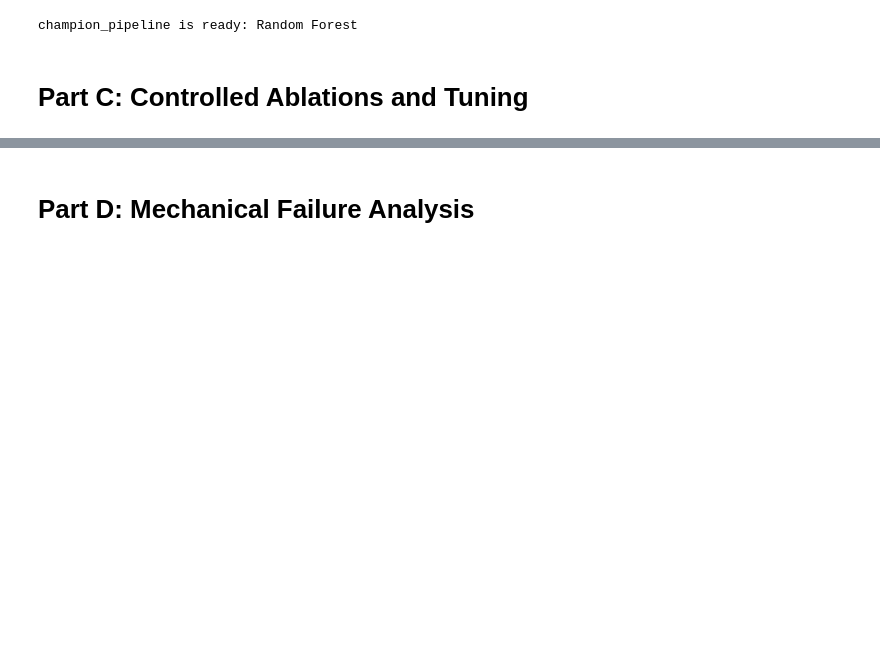
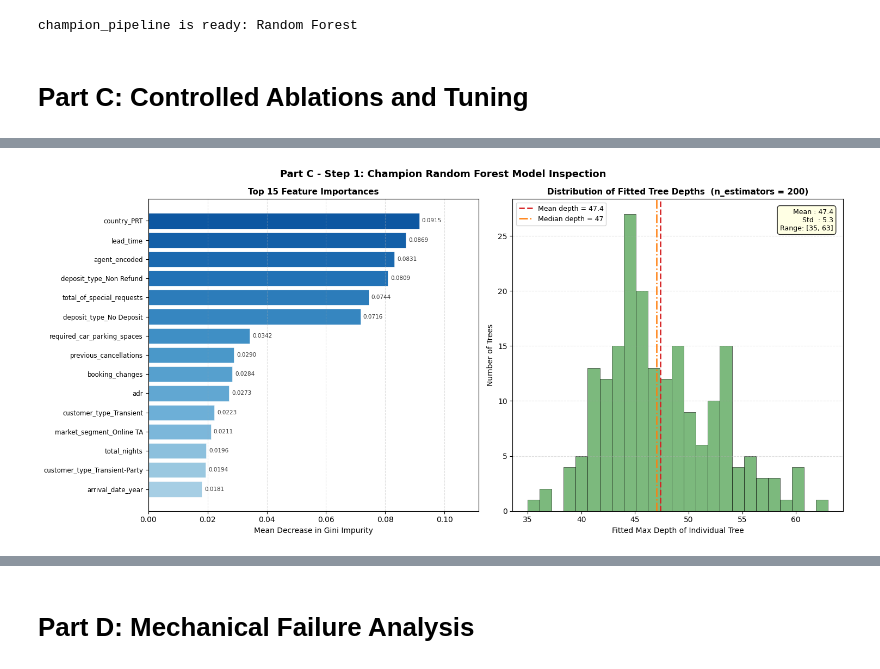
Before and after one commit to YWY2002/INF2008-Hotel-Cancellation-Prediction-Model, a Jupyter notebook: CRISPDM_INF2008_assignment02.ipynb, the cells around one changed output, grey strips where cells are left out. Drawn from its saved outputs; the diff is of its cells as text; code cells hidden in the pictures; blank space fills up the shorter version.

```diff
--- a/CRISPDM_INF2008_assignment02.ipynb
+++ b/CRISPDM_INF2008_assignment02.ipynb
@@ -1092,0 +947,44 @@ The ablation study shows that the **baseline Random Forest configuration is alre
+# %%
+fig, axes = plt.subplots(1, 2, figsize=(15, 7))
+fig.suptitle("Part C - Step 1: Champion Random Forest Model Inspection",
+             fontsize=13, fontweight="bold")
+
+#  Left: Top-15 Feature Importances
+TOP_N = 15
+top_feats  = feat_imp_df.head(TOP_N).iloc[::-1]
+bar_colors = plt.cm.Blues(np.linspace(0.35, 0.85, TOP_N))
+axes[0].barh(range(TOP_N), top_feats["Importance"].values,
+             color=bar_colors, edgecolor="white", linewidth=0.4)
+axes[0].set_yticks(range(TOP_N))
+axes[0].set_yticklabels(top_feats["Feature"].values, fontsize=8.5)
+axes[0].set_xlabel("Mean Decrease in Gini Impurity", fontsize=10)
+axes[0].set_title(f"Top {TOP_N} Feature Importances", fontsize=11, fontweight="bold")
+axes[0].grid(axis="x", linestyle="--", alpha=0.4)
+x_max = top_feats["Importance"].max()
+for i, val in enumerate(top_feats["Importance"].values):
+    axes[0].text(val + x_max * 0.01, i, f"{val:.4f}",
+                 va="center", fontsize=7.5, color="#333")
+axes[0].set_xlim(0, x_max * 1.22)
+
+#  Right: Tree-Depth Histogram
+axes[1].hist(depths, bins=25, color="#5BA85C", edgecolor="black", alpha=0.8, linewidth=0.5)
+axes[1].axvline(np.mean(depths), color="#D62728", linestyle="--", linewidth=2.0,
+                label=f"Mean depth = {np.mean(depths):.1f}")
+axes[1].axvline(np.median(depths), color="#FF7F0E", linestyle="-.", linewidth=1.8,
+                label=f"Median depth = {int(np.median(depths))}")
+axes[1].set_xlabel("Fitted Max Depth of Individual Tree", fontsize=10)
+axes[1].set_ylabel("Number of Trees", fontsize=10)
+axes[1].set_title(f"Distribution of Fitted Tree Depths  (n_estimators = {len(depths)})",
+                  fontsize=11, fontweight="bold")
+axes[1].legend(fontsize=9)
+axes[1].grid(axis="y", linestyle="--", alpha=0.4)
+axes[1].text(0.97, 0.97,
+             f"Mean : {np.mean(depths):.1f}\nStd  : {np.std(depths):.1f}\nRange: [{np.min(depths)}, {np.max(depths)}]",
+             transform=axes[1].transAxes, ha="right", va="top", fontsize=9,
+             bbox=dict(boxstyle="round,pad=0.4", facecolor="lightyellow", alpha=0.85))
+
+plt.tight_layout()
+plt.savefig("partC_step1_inspection.png", dpi=150, bbox_inches="tight")
+plt.show()
+# %% [output]
+[figure, added]
```
Also changed, not shown: parts of 33 cells of this notebook, 6 other files.
